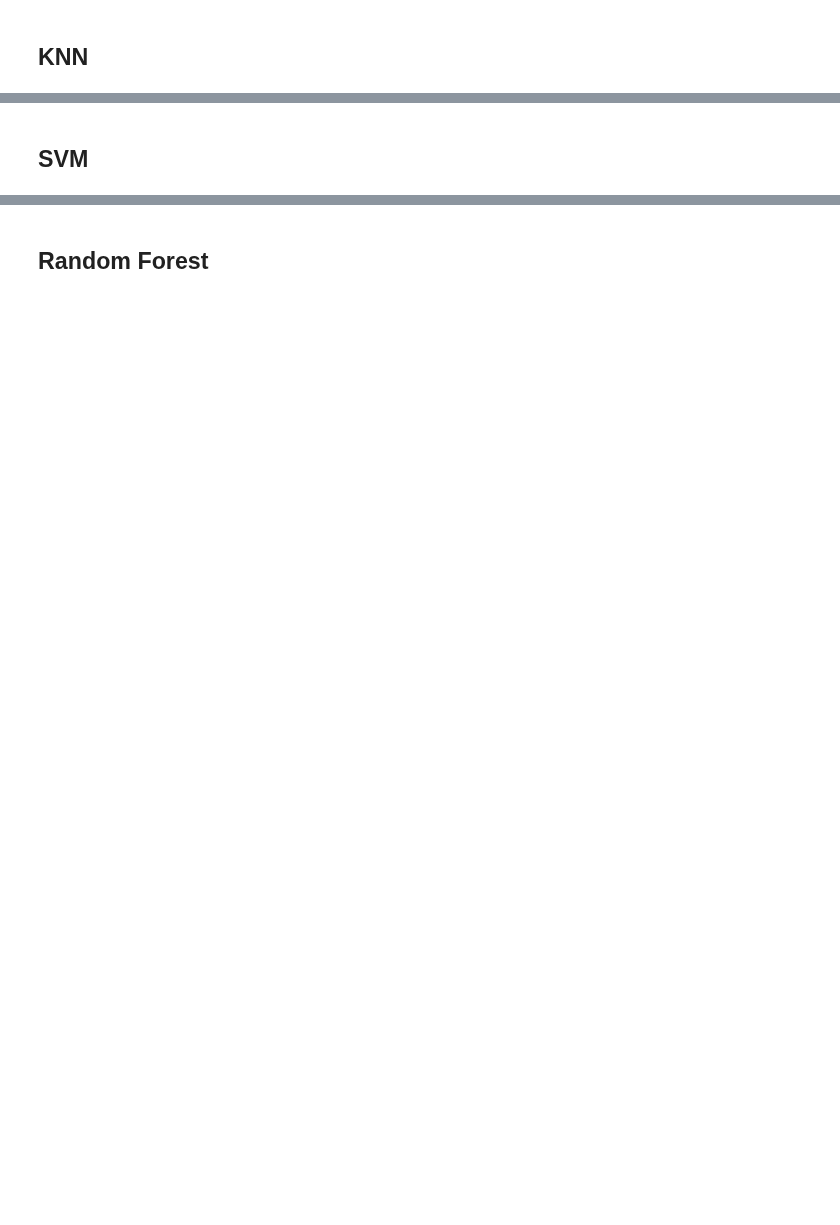
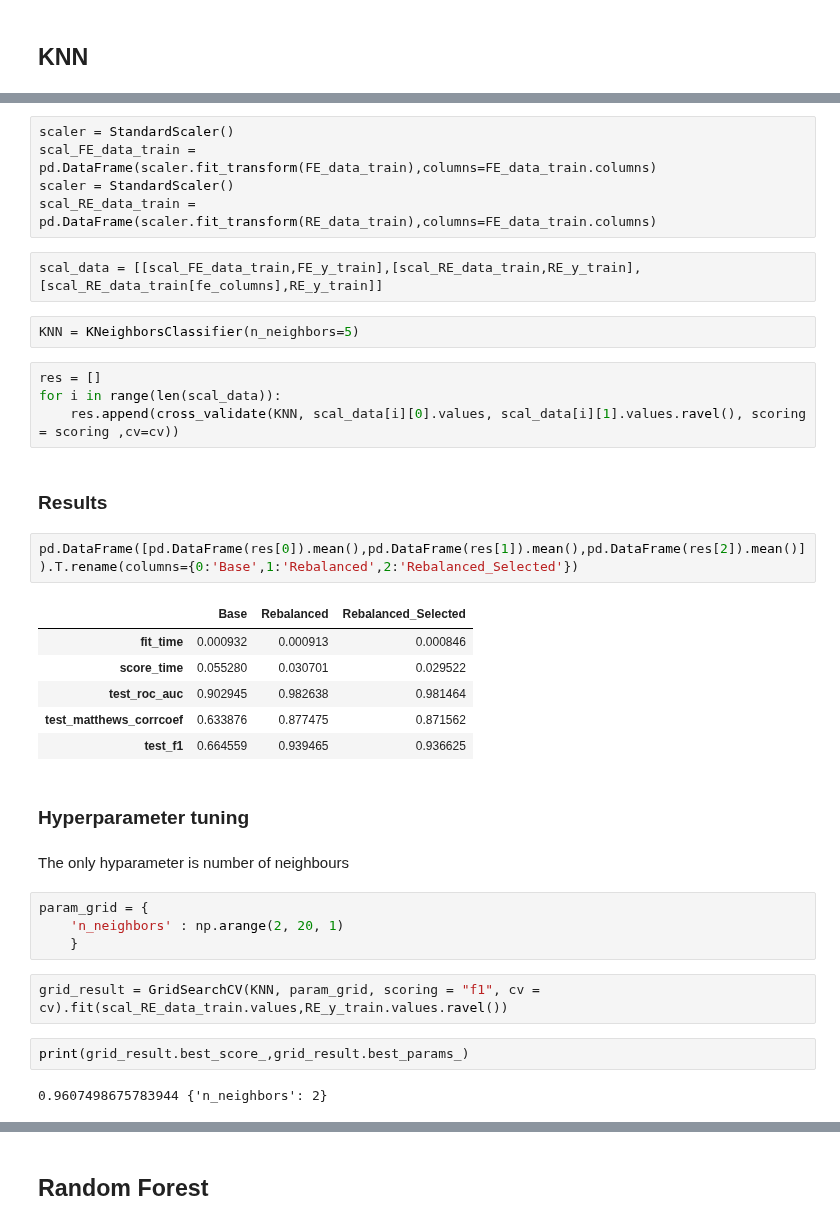
Before and after one commit to kasiadybcio/Credit_card, a Jupyter notebook: notebooks/3.models.ipynb, the cells around one changed output, grey strips where cells are left out. Cells and saved outputs as stored; diff of their text form; blank space fills up the shorter version.

```diff
--- a/notebooks/3.models.ipynb
+++ b/notebooks/3.models.ipynb
@@ -183,2 +233,38 @@ dtype: float64
+# %%
+scaler = StandardScaler()
+scal_FE_data_train = pd.DataFrame(scaler.fit_transform(FE_data_train),columns=FE_data_train.columns)
+scaler = StandardScaler()
+scal_RE_data_train = pd.DataFrame(scaler.fit_transform(RE_data_train),columns=FE_data_train.columns)
+# %%
+scal_data = [[scal_FE_data_train,FE_y_train],[scal_RE_data_train,RE_y_train],[scal_RE_data_train[fe_columns],RE_y_train]]
+# %%
+KNN = KNeighborsClassifier(n_neighbors=5)
+# %%
+res = []
+for i in range(len(scal_data)):
+    res.append(cross_validate(KNN, scal_data[i][0].values, scal_data[i][1].values.ravel(), scoring = scoring ,cv=cv))
 # %% [markdown]
-## SVM
+### Results
+# %%
+pd.DataFrame([pd.DataFrame(res[0]).mean(),pd.DataFrame(res[1]).mean(),pd.DataFrame(res[2]).mean()]).T.rename(columns={0:'Base',1:'Rebalanced',2:'Rebalanced_Selected'})
+# %% [output]
+|  | Base | Rebalanced | Rebalanced_Selected |
+| fit_time | 0.000932 | 0.000913 | 0.000846 |
+| score_time | 0.055280 | 0.030701 | 0.029522 |
+| test_roc_auc | 0.902945 | 0.982638 | 0.981464 |
+| test_matthews_corrcoef | 0.633876 | 0.877475 | 0.871562 |
+| test_f1 | 0.664559 | 0.939465 | 0.936625 |
+# %% [markdown]
+### Hyperparameter tuning
+# %% [markdown]
+The only hyparameter is number of neighbours
+# %%
+param_grid = {
+    'n_neighbors' : np.arange(2, 20, 1)
+    }
+# %%
+grid_result = GridSearchCV(KNN, param_grid, scoring = "f1", cv = cv).fit(scal_RE_data_train.values,RE_y_train.values.ravel())
+# %%
+print(grid_result.best_score_,grid_result.best_params_)
+# %% [output]
+0.9607498675783944 {'n_neighbors': 2}
```
Also changed, not shown: parts of 52 cells of this notebook, 9 other files.
